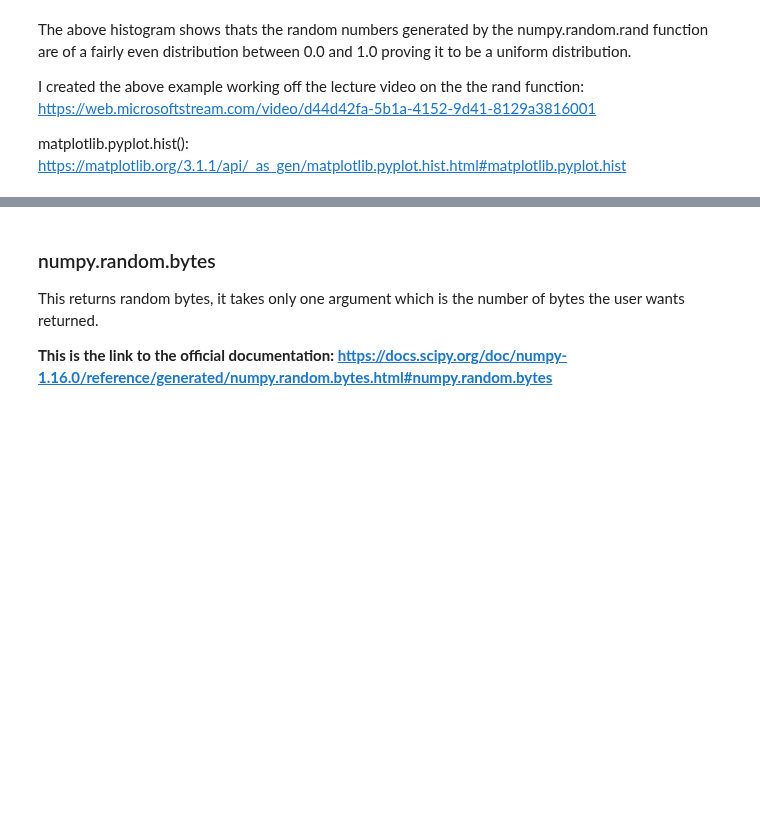
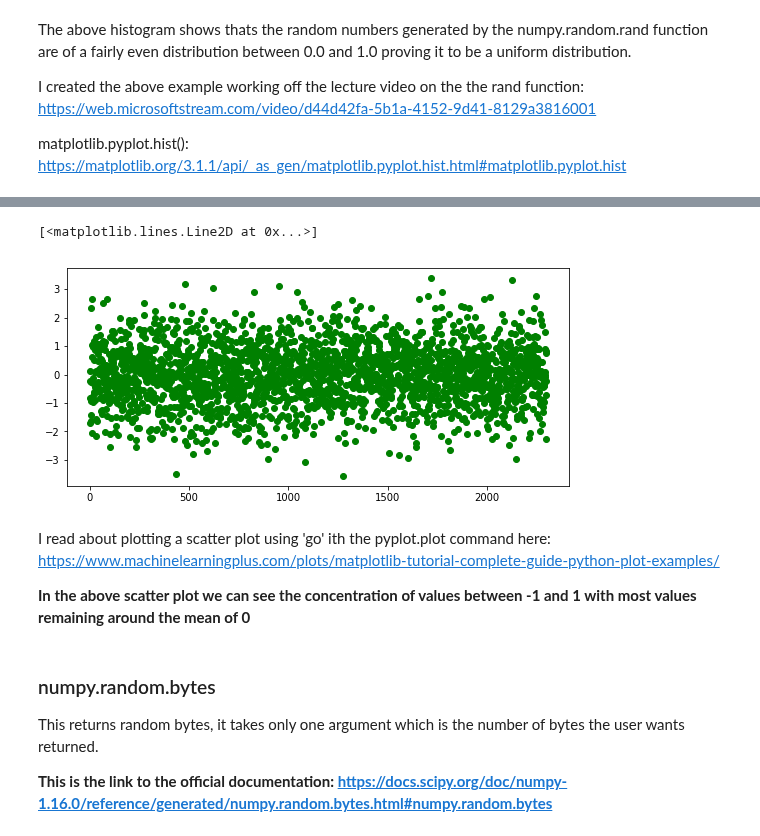
Before and after one commit to johndunne2019/numpy.random, a Jupyter notebook: numpy-random.ipynb, the cells around one changed output, grey strips where cells are left out. Saved outputs shown, nothing was run; the diff lists cells and outputs as text; code cells hidden in the pictures; blank space fills up the shorter version.

```diff
--- a/numpy-random.ipynb
+++ b/numpy-random.ipynb
@@ -296,3 +304,14 @@ plt.show()
+# %%
+plt.plot(x, 'go')
+# the command 'go' makes the plot appear like a scatter plot. 'go' meaning green dots
+# If I typed in 'go-' the lines would have been joined
+# %% [output]
+[<matplotlib.lines.Line2D at 0x...>]
+[figure, added]
+# %% [markdown]
+I read about plotting a scatter plot using 'go' ith the pyplot.plot command here: https://www.machinelearningplus.com/plots/matplotlib-tutorial-complete-guide-python-plot-examples/
+
+**In the above scatter plot we can see the concentration of values between -1 and 1 with most values remaining around the mean of 0**
 # %% [markdown]
 ### numpy.random.bytes
 This returns random bytes, it takes only one argument which is the number of bytes the user wants returned.
```
Also changed, not shown: parts of 10 cells of this notebook.
